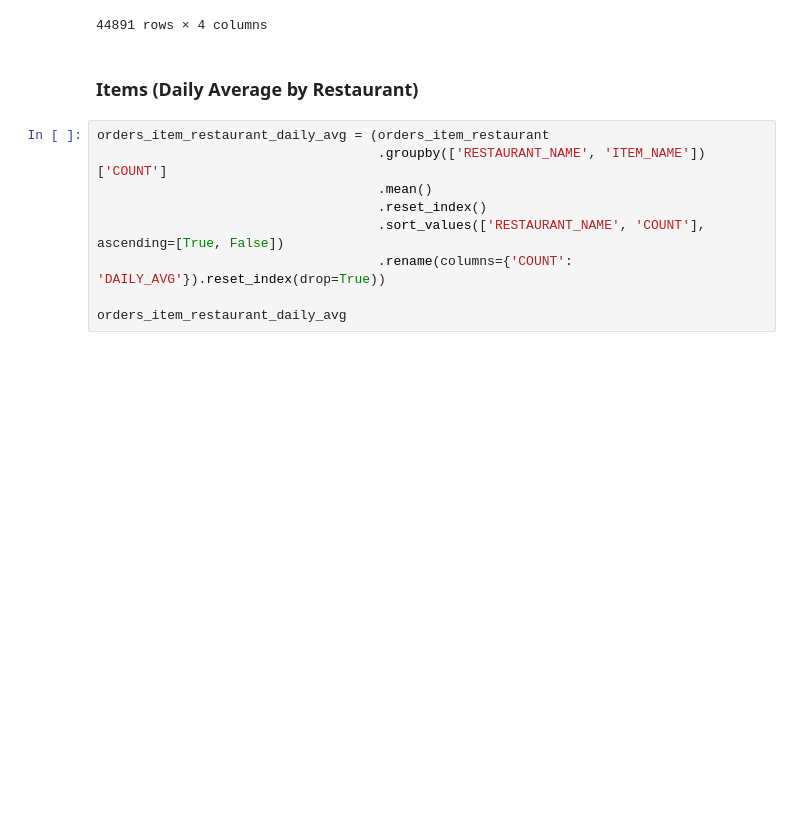
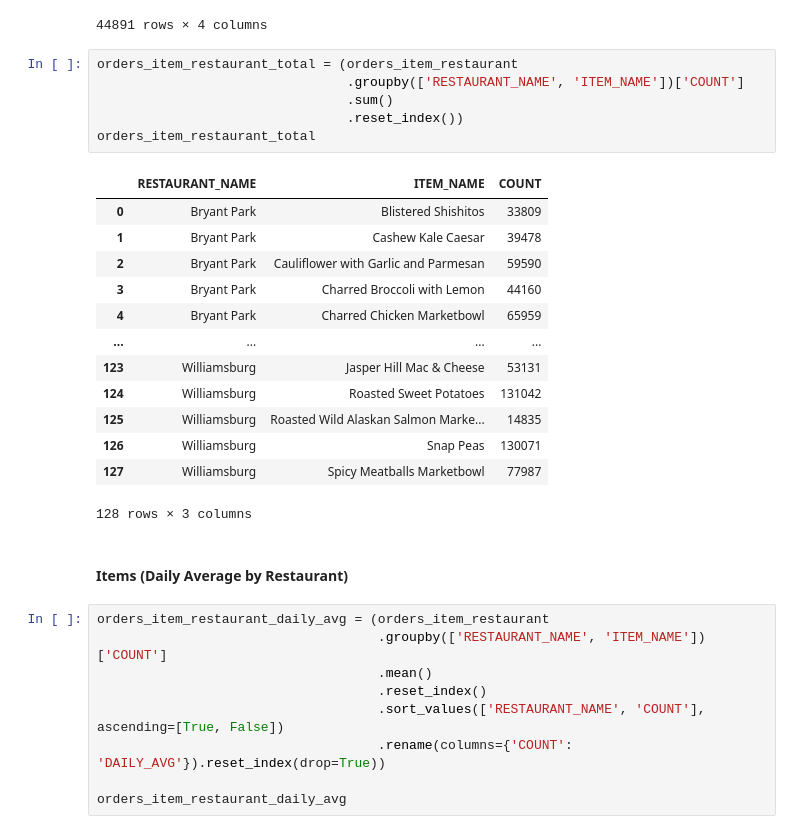
Before and after one commit to renan-peres/mfin-python-restaurant-data-analysis, a Jupyter notebook: restaurant-data-analysis.ipynb, the cells around one changed output. Cells and saved outputs as stored; diff of their text form; blank space fills up the shorter version.

```diff
--- a/restaurant-data-analysis.ipynb
+++ b/restaurant-data-analysis.ipynb
@@ -645,8 +790,28 @@ orders_item_restaurant
 | 44889 | 2018-12-31 | Williamsburg | Snap Peas | 394 |
 | 44890 | 2018-12-31 | Williamsburg | Spicy Meatballs Marketbowl | 242 |
 44891 rows × 4 columns
+# %%
+orders_item_restaurant_total = (orders_item_restaurant
+                                .groupby(['RESTAURANT_NAME', 'ITEM_NAME'])['COUNT']
+                                .sum()
+                                .reset_index())
+orders_item_restaurant_total
+# %% [output]
+|  | RESTAURANT_NAME | ITEM_NAME | COUNT |
+| 0 | Bryant Park | Blistered Shishitos | 33809 |
+| 1 | Bryant Park | Cashew Kale Caesar | 39478 |
+| 2 | Bryant Park | Cauliflower with Garlic and Parmesan | 59590 |
+| 3 | Bryant Park | Charred Broccoli with Lemon | 44160 |
+| 4 | Bryant Park | Charred Chicken Marketbowl | 65959 |
+| ... | ... | ... | ... |
+| 123 | Williamsburg | Jasper Hill Mac & Cheese | 53131 |
+| 124 | Williamsburg | Roasted Sweet Potatoes | 131042 |
+| 125 | Williamsburg | Roasted Wild Alaskan Salmon Marke... | 14835 |
+| 126 | Williamsburg | Snap Peas | 130071 |
+| 127 | Williamsburg | Spicy Meatballs Marketbowl | 77987 |
+128 rows × 3 columns
 # %% [markdown]
-### Items (Daily Average by Restaurant)
+#### Items (Daily Average by Restaurant)
 # %%
 orders_item_restaurant_daily_avg = (orders_item_restaurant
                                     .groupby(['RESTAURANT_NAME', 'ITEM_NAME'])['COUNT']
```
Also changed, not shown: parts of 36 cells of this notebook.
